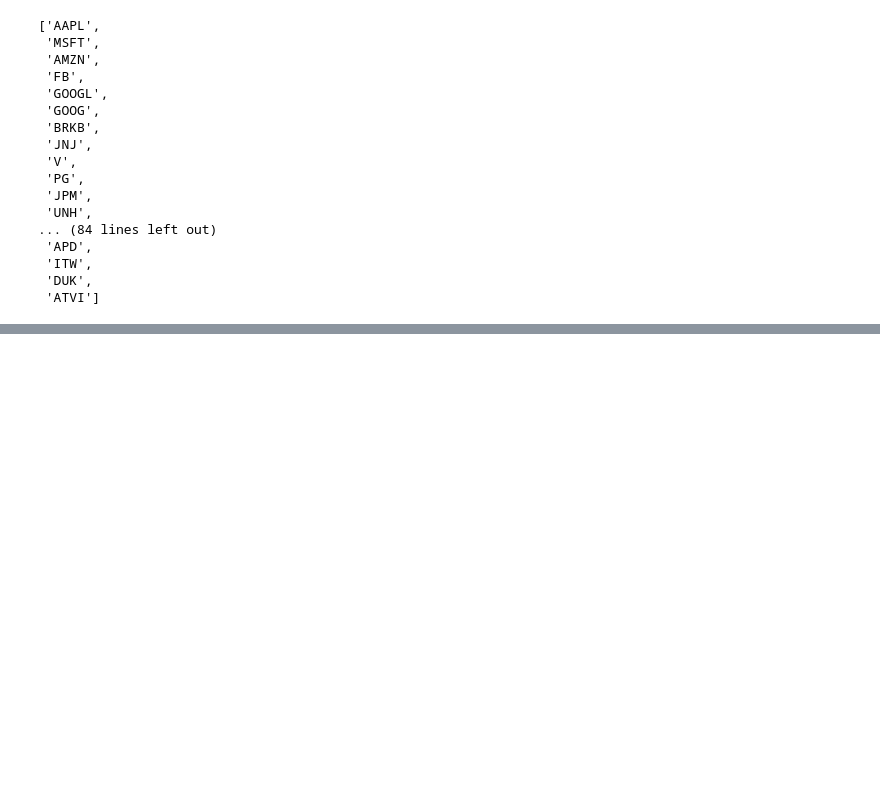
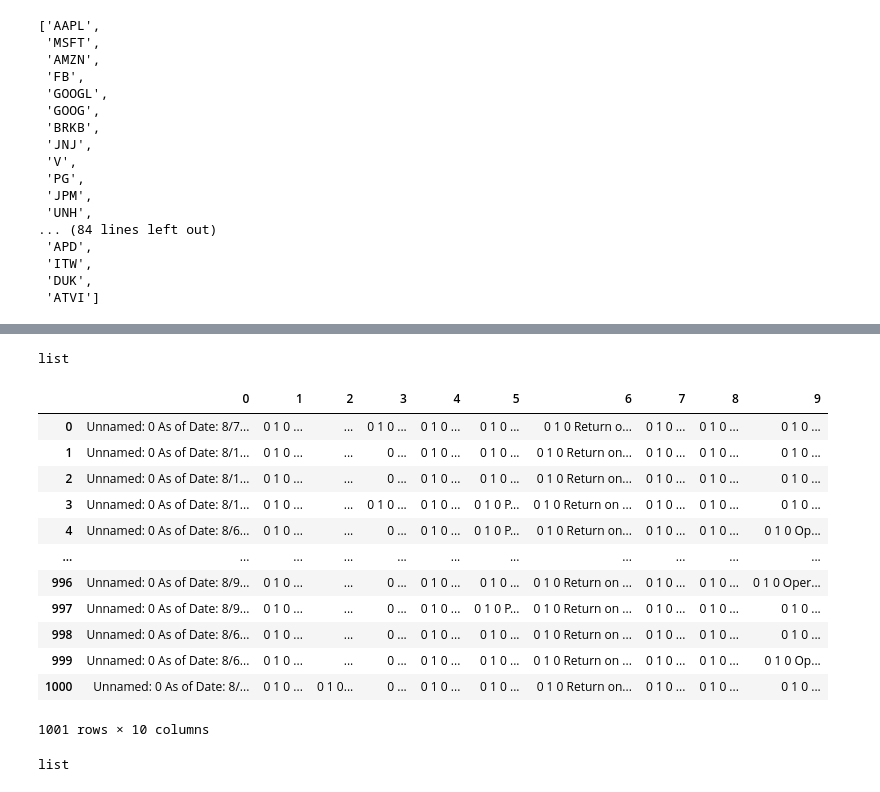
Before and after one commit to WickedoneC/Pandas_Projects, a Jupyter notebook: Bond_Scrape/Yahoo_Calls.ipynb, the cells around one changed output, grey strips where cells are left out. Saved outputs shown, nothing was run; the diff lists cells and outputs as text; code cells hidden in the pictures; blank space fills up the shorter version.

```diff
--- a/Bond_Scrape/Yahoo_Calls.ipynb
+++ b/Bond_Scrape/Yahoo_Calls.ipynb
@@ -374,0 +393,26 @@ len(data_list)
+# %%
+type(data_list)
+# %% [output]
+list
+# %%
+df = pd.DataFrame(data_list)
+# %%
+df
+# %% [output]
+|  | 0 | 1 | 2 | 3 | 4 | 5 | 6 | 7 | 8 | 9 |
+| 0 | Unnamed: 0 As of Date: 8/7... | 0 1 0 ... | ... | 0 1 0 ... | 0 1 0 ... | 0 1 0 ... | 0 1 0 Return o... | 0 1 0 ... | 0 1 0 ... | 0 1 0 ... |
+| 1 | Unnamed: 0 As of Date: 8/1... | 0 1 0 ... | ... | 0 ... | 0 1 0 ... | 0 1 0 ... | 0 1 0 Return on... | 0 1 0 ... | 0 1 0 ... | 0 1 0 ... |
+| 2 | Unnamed: 0 As of Date: 8/1... | 0 1 0 ... | ... | 0 ... | 0 1 0 ... | 0 1 0 ... | 0 1 0 Return on... | 0 1 0 ... | 0 1 0 ... | 0 1 0 ... |
+| 3 | Unnamed: 0 As of Date: 8/1... | 0 1 0 ... | ... | 0 1 0 ... | 0 1 0 ... | 0 1 0 P... | 0 1 0 Return on ... | 0 1 0 ... | 0 1 0 ... | 0 1 0 ... |
+| 4 | Unnamed: 0 As of Date: 8/6... | 0 1 0 ... | ... | 0 ... | 0 1 0 ... | 0 1 0 P... | 0 1 0 Return on... | 0 1 0 ... | 0 1 0 ... | 0 1 0 Op... |
+| ... | ... | ... | ... | ... | ... | ... | ... | ... | ... | ... |
+| 996 | Unnamed: 0 As of Date: 8/9... | 0 1 0 ... | ... | 0 ... | 0 1 0 ... | 0 1 0 ... | 0 1 0 Return on ... | 0 1 0 ... | 0 1 0 ... | 0 1 0 Oper... |
+| 997 | Unnamed: 0 As of Date: 8/9... | 0 1 0 ... | ... | 0 ... | 0 1 0 ... | 0 1 0 P... | 0 1 0 Return on ... | 0 1 0 ... | 0 1 0 ... | 0 1 0 ... |
+| 998 | Unnamed: 0 As of Date: 8/6... | 0 1 0 ... | ... | 0 ... | 0 1 0 ... | 0 1 0 ... | 0 1 0 Return on ... | 0 1 0 ... | 0 1 0 ... | 0 1 0 ... |
+| 999 | Unnamed: 0 As of Date: 8/6... | 0 1 0 ... | ... | 0 ... | 0 1 0 ... | 0 1 0 ... | 0 1 0 Return on ... | 0 1 0 ... | 0 1 0 ... | 0 1 0 Op... |
+| 1000 | Unnamed: 0 As of Date: 8/... | 0 1 0 ... | 0 1 0... | 0 ... | 0 1 0 ... | 0 1 0 ... | 0 1 0 Return on... | 0 1 0 ... | 0 1 0 ... | 0 1 0 ... |
+1001 rows × 10 columns
+# %%
+type(data_list)
+# %% [output]
+list
```
Also changed, not shown: parts of 20 cells of this notebook, 3 other files.
